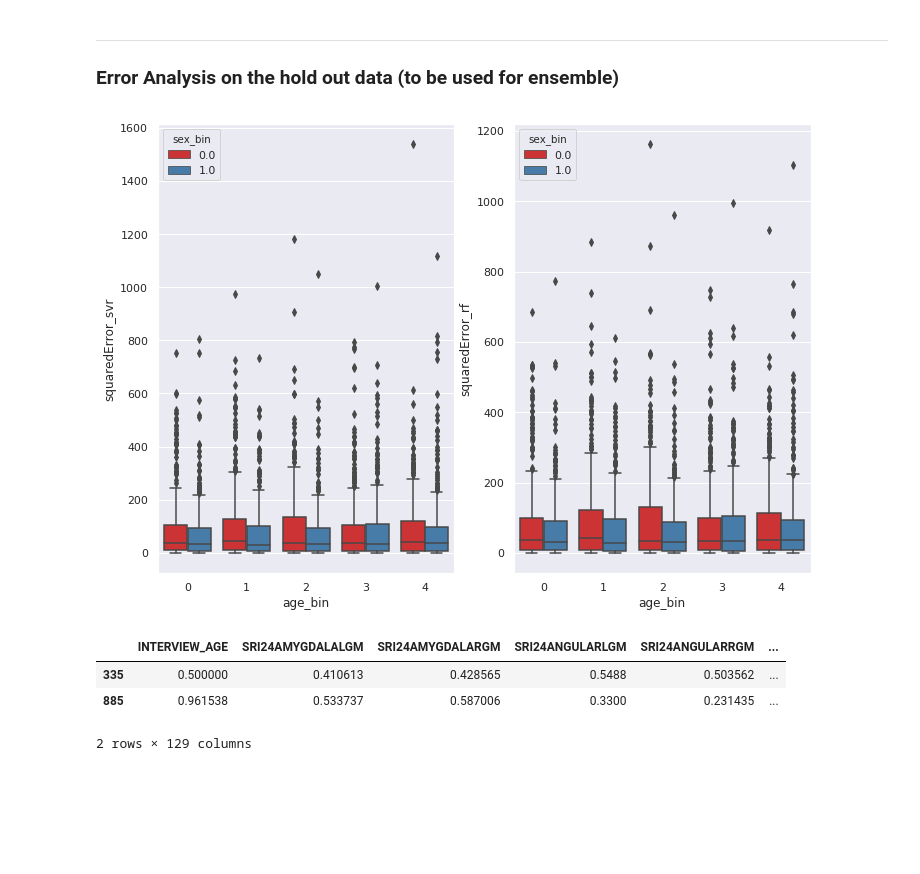
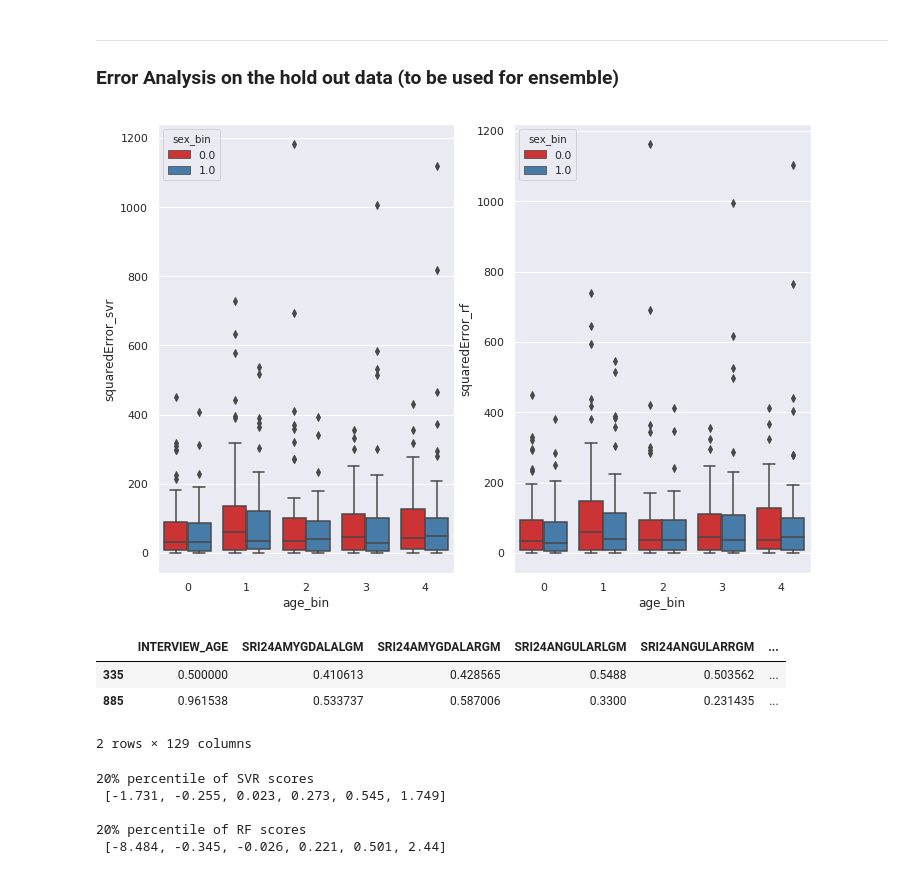
Before and after one commit to shikharsgit/ABCD_NP_Challenge, a Jupyter notebook: Prediction_with_VolumetrixData.ipynb, the cells around one changed output. Cells and saved outputs as stored; diff of their text form; code cells hidden in the pictures; blank space fills up the shorter version.

```diff
--- a/Prediction_with_VolumetrixData.ipynb
+++ b/Prediction_with_VolumetrixData.ipynb
@@ -211,23 +211,25 @@ all_x['squaredError_svr'] =  all_x.apply(lambda row: (row.score_predicted_svr -
 all_x['squaredError_rf'] =  all_x.apply(lambda row: (row.score_predicted_rf - row.residual_fluid_intelligence_score)**2, axis=1)
 # %%
 #On Age and sex
+# 0 is male, 1 is female
 all_x['age_bin']=pd.qcut(all_x['INTERVIEW_AGE'], 5, labels=list(range(0,5)))
 
+val_ensemble = all_x[all_x['sample']=='val_forEnsemble']
 sns.set(rc={'figure.figsize':(11.7,8.27)})
 fig, ax =plt.subplots(1,2)
-sns.boxplot(x="age_bin", y="squaredError_svr", hue="sex_bin", data=all_x, palette="Set1", ax=ax[0])
-sns.boxplot(x="age_bin", y="squaredError_rf", hue="sex_bin", data=all_x, palette="Set1", ax=ax[1])
+sns.boxplot(x="age_bin", y="squaredError_svr", hue="sex_bin", data=val_ensemble, palette="Set1", ax=ax[0])
+sns.boxplot(x="age_bin", y="squaredError_rf", hue="sex_bin", data=val_ensemble, palette="Set1", ax=ax[1])
 fig.show()
 
 # # sns.boxplot(x="age_bin", y="squaredError_svr", hue="sex_bin", data=all_x, palette="Set1")
 
 # sns.boxplot(x="age_bin", y="squaredError_rf", hue="sex_bin", data=all_x, palette="Set1")
 
 
 # print(svr)
 # print(rf)
 # %% [output]
-[figure, old version]
+[figure, new version]
 # %%
 all_x[all_x['squaredError_rf']>1000]z
 # %% [output]
@@ -235,3 +237,18 @@ all_x[all_x['squaredError_rf']>1000]z
 | 335 | 0.500000 | 0.410613 | 0.428565 | 0.5488 | 0.503562 | ... |
 | 885 | 0.961538 | 0.533737 | 0.587006 | 0.3300 | 0.231435 | ... |
 2 rows × 129 columns
+# %%
+svr_score = all_x['score_predicted_svr']
+rf_score = all_x['score_predicted_rf']
+svr_20PList = [(round(n, 3)) for n in [min(svr_score),svr_score.quantile(0.20),svr_score.quantile(0.40),\
+    svr_score.quantile(0.60),svr_score.quantile(0.80),max(svr_score)]]
+rf_20PList =[(round(n, 3)) for n in [min(rf_score),rf_score.quantile(0.20),rf_score.quantile(0.40),\
+    rf_score.quantile(0.60),rf_score.quantile(0.80),max(rf_score)]]
+print("20% percentile of SVR scores \n",svr_20PList,"\n")
+print("20% percentile of RF scores \n",rf_20PList,"\n")
+# %% [output]
+20% percentile of SVR scores
+ [-1.731, -0.255, 0.023, 0.273, 0.545, 1.749]
+
+20% percentile of RF scores
+ [-8.484, -0.345, -0.026, 0.221, 0.501, 2.44]
```
Also changed, not shown: 1 other file.
